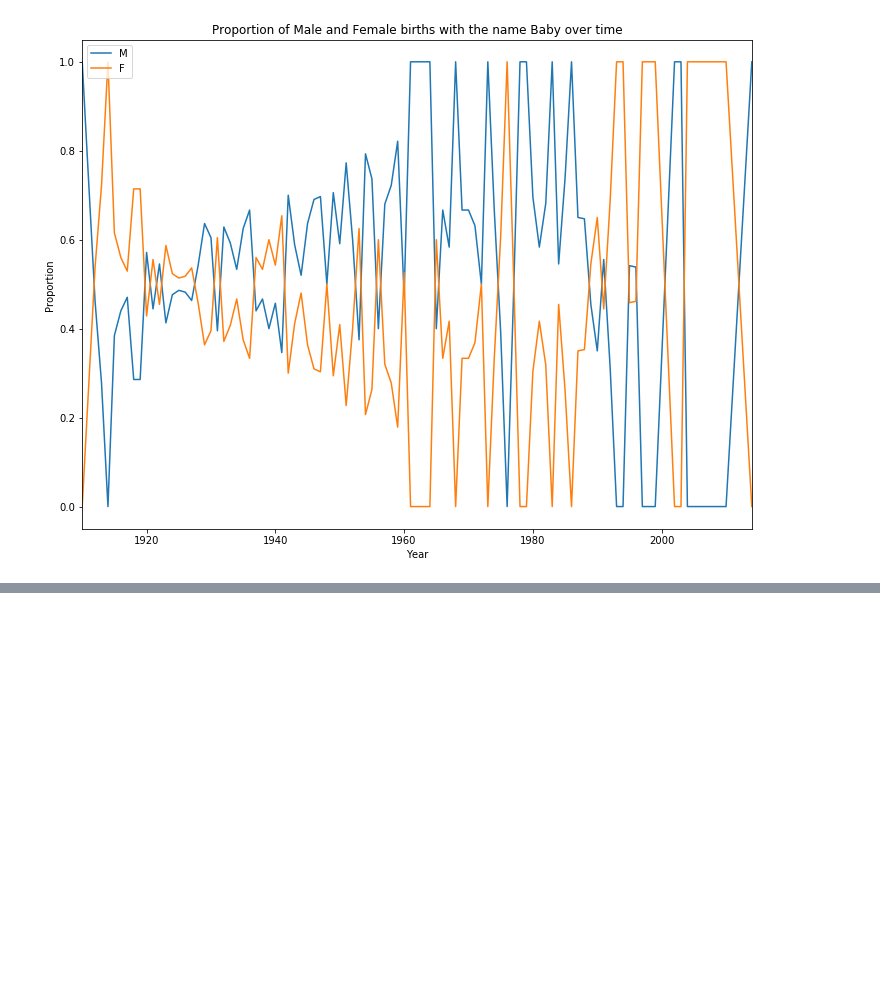
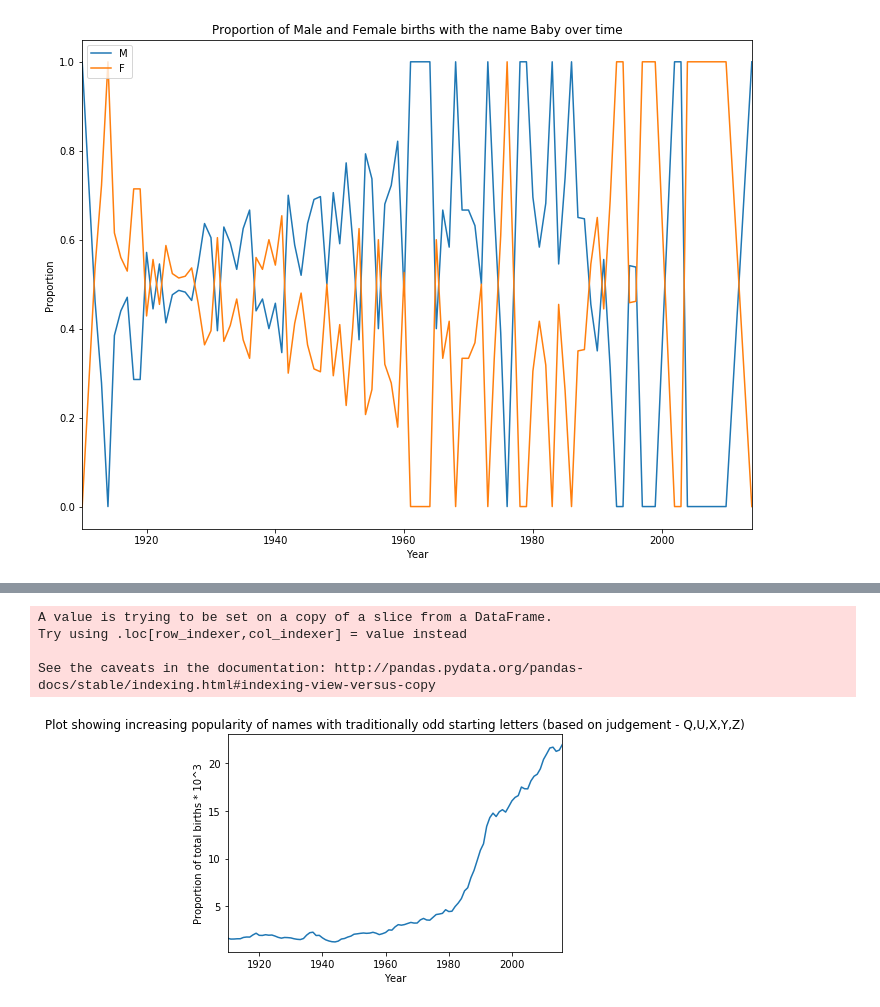
Before and after one commit to changuage/PyProj1, a Jupyter notebook: Project1_Ver3.ipynb, the cells around one changed output, grey strips where cells are left out. Cells and saved outputs as stored; diff of their text form; code cells hidden in the pictures; blank space fills up the shorter version.

Commit message:
Part 1, story and bonus story added

```diff
--- a/Project1_Ver3.ipynb
+++ b/Project1_Ver3.ipynb
@@ -203,5 +203,39 @@ class BabyNames(object):
 
         plt.show()
 
+    def storyfn(self):
+        datgrouped = self.fulldata
+
+        datgrouped['SumYear'] = datgrouped.groupby('Year')['Births'].transform('sum')
+        datgrouped.reset_index()
+        datgrouped = datgrouped[datgrouped["Name"].str.startswith(('Q','U','X','Y','Z'))]
+
+        datgrouped.reset_index()
+
+        datgrouped["OddProp"] = datgrouped['Births'] * 1000/datgrouped['SumYear']
+        datgrouped = datgrouped.groupby('Year')['OddProp'].sum()
+        datgrouped.reset_index
+        plt.close('all')
+
+        datgrouped.plot()
+        plt.ylabel("Proportion of total births * 10^3")
+        plt.title("Plot showing increasing popularity of names with traditionally odd starting letters (based on judgement - Q,U,X,Y,Z)")
+        plt.show()
+
+    def bonusstoryfn(self):
+        datgrouped= self.fulldata[(self.fulldata['Year'] >= 1999) & (self.fulldata['Year']<2008)]
+        datgrouped['SumYear'] = datgrouped.groupby('Year')['Births'].transform('sum')
+        datgrouped.reset_index()
+        datgrouped = datgrouped[datgrouped["Name"].str.contains('Muhammad|Moohammed|Mahmad|Mehmed|Mahamed|Mohamad|Mohamed|Mohammad|Mohammed|Muhamad|Muhamed|Muhamet|Muhammed|Muhammet|Mahammud')]
+        datgrouped["Prop"] = datgrouped['Births'] * 10000/datgrouped['SumYear']
+        datgrouped = datgrouped.groupby('Year')['Prop'].sum()
+        datgrouped.reset_index
+        plt.close('all')
+
+        datgrouped.plot()
+        plt.ylabel("Proportion of total births * 10^4")
+        plt.title("Plot showing sharp decline of births with common spellings of Muhammad after 9/11")
+        plt.show()
+
 
 babobject = BabyNames(".\Data")  #Creating a BabyNames object
@@ -326,0 +387,8 @@ Baby                     16.0
+# %%
+babobject.storyfn()
+# %% [output]
+A value is trying to be set on a copy of a slice from a DataFrame.
+Try using .loc[row_indexer,col_indexer] = value instead
+
+See the caveats in the documentation: http://pandas.pydata.org/pandas-docs/stable/indexing.html#indexing-view-versus-copy
+[figure, added]
```
Also changed, not shown: parts of 13 cells of this notebook.
